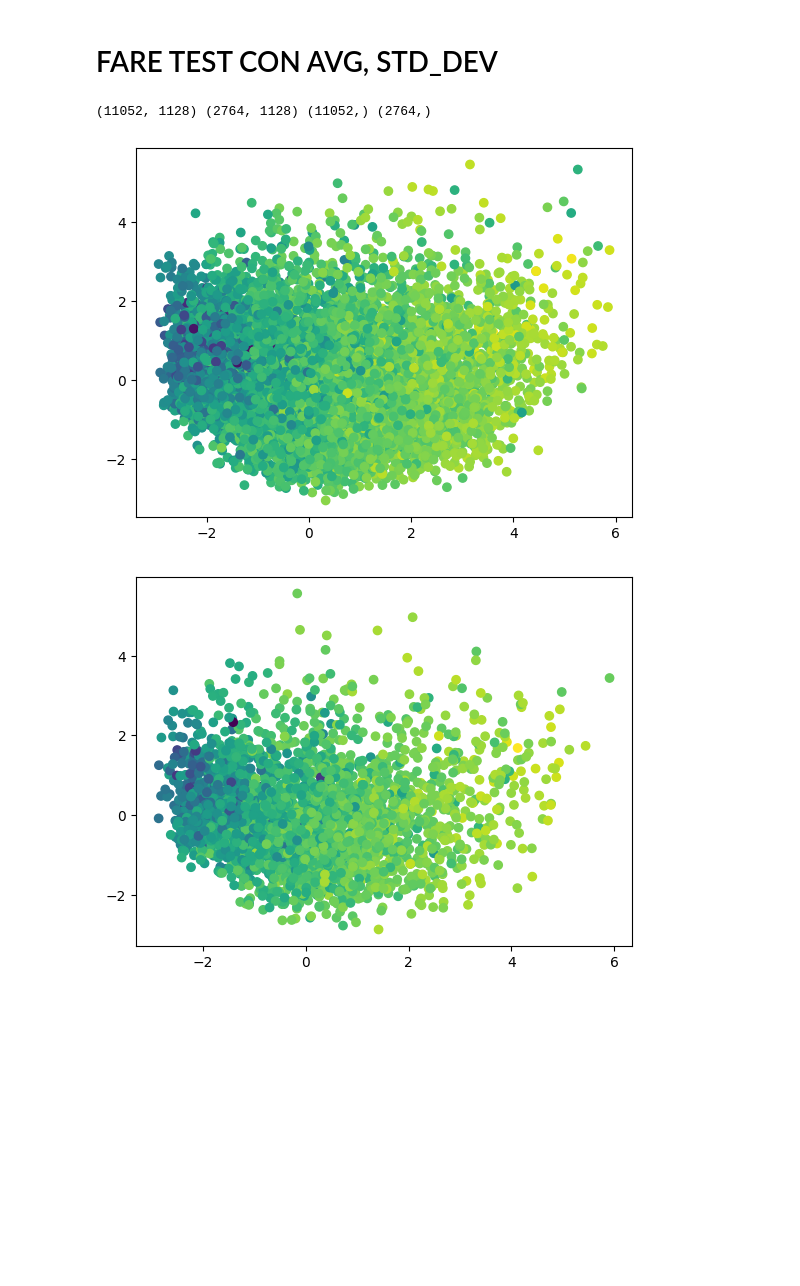
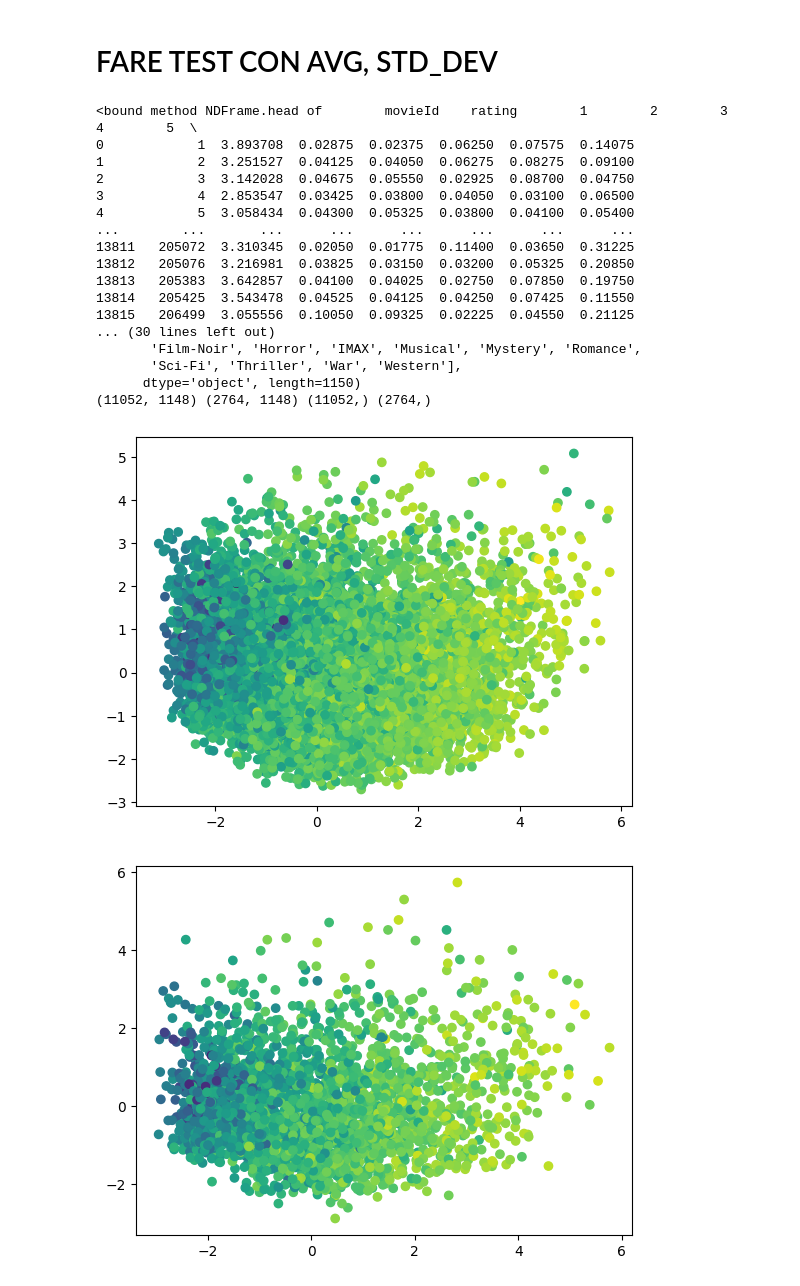
Before and after one commit to dvgniele/unibo-data-analytics, a Jupyter notebook: src/Fun_1/Lasso.ipynb, the cells around one changed output. Drawn from its saved outputs; the diff is of its cells as text; code cells hidden in the pictures; blank space fills up the shorter version.

```diff
--- a/src/Fun_1/Lasso.ipynb
+++ b/src/Fun_1/Lasso.ipynb
@@ -76,7 +76,7 @@ genome_scores_path = "genome-scores.csv"
 ratings_path = "ratings.csv"
 # %%
 ratings = get_ratings_from_csv()
-#movies = get_movies_from_csv()
+movies = get_movies_from_csv()
 print(ratings)
 # %% [output]
 Loaded ml-25m data: ../../data/ml-25m/ratings.csv
@@ -182,18 +184,30 @@ def preprocessing2(movies,relevance, ratings):
      return X,y
 # %%
 class LinearRegressionModel:
-    def __init__(self, ratings, relevance, seed=42):
+    def __init__(self, ratings,movies,relevance, seed=42):
         import matplotlib.pyplot as plt
         relevance_matrix = relevance.pivot_table(index='movieId', columns='tagId', values='relevance', fill_value=0)
+
+        #Create One Hot Encoding for genres
+        movies_genres = movies['genres'].str.split( '|')
+        m = pd.get_dummies(movies_genres.apply(pd.Series).stack()).sum(level=0)
+        movies_genres = pd.concat([movies['movieId'], m], axis=1)
+        #print(movies_genres.columns)
 
         # Merge the ratings and relevance data
         mean_ratings = ratings.groupby('movieId', as_index=False)['rating'].mean()
         X = mean_ratings.merge(relevance_matrix, on='movieId')
+        X = X.merge(movies_genres, on='movieId')
+
+        print(X.head)
         #X = addColumnOperation(ratings,X)
         X.columns = X.columns.astype(str)
+        print(X.columns)
+
         ratings = None
+
         # mescolare le righe del DataFrame
-        X = X.sample(frac=1).reset_index(drop=True)
+        #X = X.sample(frac=1).reset_index(drop=True)
 
         y = X['rating']
         X.drop("movieId", axis=1, inplace=True)
@@ -212,35 +226,26 @@ class LinearRegressionModel:
 
         plt.scatter(self.X_test_t[:, 0], self.X_test_t[:, 1], c=self.y_test, cmap='viridis')
         plt.show()
-        # Initialize the Gaussian Naive Bayes model
-        self.model = LassoCV(n_jobs=-1, cv=5, verbose=10, random_state=seed)
 
-        # Set the hyperparameters for tuning
-        self.params = {
-            'fit_intercept': [True, False],
-            'copy_X': [True, False],
-            'positive': [True, False],
-            'max_iter': [500,1000,1500,2000],
-            'tol': [0.0001, 0.00001, 0.000001],
-            'alpha': [0.01, 0.001, 0.0001, 0.00001]
-        }
+        self.model = LassoCV(n_jobs=-1, cv=3, verbose=2, random_state=seed)
 
     def train(self):
         # Fit the model to the training data
         #self.tuning(self.X_train, self.y_train)
         self.model.fit(self.X_train, self.y_train)
         print("Modello fittato senza PCA transformation")
-        print(self.model.best_params_)
+        print(self.model.alpha_)
         self.test(self.X_test)
+        self.model = LassoCV(n_jobs=-1, cv=3, verbose=2, random_state=SEED)
         #self.tuning(self.X_train_t, self.y_train)
         self.model.fit(self.X_train_t, self.y_train)
         print("Modello fittato con PCA transformation")
-        print(self.model.best_params_)
+        print(self.model.alpha_)
         self.test(self.X_test_t)
 
      # Hyperparameter tuning
     def tuning(self,X,y):
-        grid_search = GridSearchCV(self.model, param_grid=self.params, cv=3, scoring='neg_mean_squared_error', verbose=10, n_jobs=-1)
+        grid_search = GridSearchCV(self.model, param_grid=self.params, cv=3, scoring='neg_mean_squared_error', verbose=2, n_jobs=-1)
         grid_search.fit(X, y)
         self.model = grid_search.best_estimator_
         print(f"Best parameters: {grid_search.best_params_}")
@@ -266,11 +271,27 @@ class LinearRegressionModel:
         print("Intercept: "+str( self.model.intercept_))
         print("Coefficients: "+ str(self.model.coef_))
 # %%
-lr = LinearRegressionModel(ratings,genome_scores, SEED)
+lr = LinearRegressionModel(ratings,movies,genome_scores, SEED)
 # %% [output]
-(11052, 1128) (2764, 1128) (11052,) (2764,)
+<bound method NDFrame.head of        movieId    rating        1        2        3        4        5  \
+0            1  3.893708  0.02875  0.02375  0.06250  0.07575  0.14075
+1            2  3.251527  0.04125  0.04050  0.06275  0.08275  0.09100
+2            3  3.142028  0.04675  0.05550  0.02925  0.08700  0.04750
+3            4  2.853547  0.03425  0.03800  0.04050  0.03100  0.06500
+4            5  3.058434  0.04300  0.05325  0.03800  0.04100  0.05400
+...        ...       ...      ...      ...      ...      ...      ...
+13811   205072  3.310345  0.02050  0.01775  0.11400  0.03650  0.31225
+13812   205076  3.216981  0.03825  0.03150  0.03200  0.05325  0.20850
+13813   205383  3.642857  0.04100  0.04025  0.02750  0.07850  0.19750
+13814   205425  3.543478  0.04525  0.04125  0.04250  0.07425  0.11550
+13815   206499  3.055556  0.10050  0.09325  0.02225  0.04550  0.21125
+... (30 lines left out)
+       'Film-Noir', 'Horror', 'IMAX', 'Musical', 'Mystery', 'Romance',
+       'Sci-Fi', 'Thriller', 'War', 'Western'],
+      dtype='object', length=1150)
+(11052, 1148) (2764, 1148) (11052,) (2764,)
-[figure, old version]
+[figure, new version]
-[figure, old version]
+[figure, new version]
 # %%
 lr.train()
 # %% [output]
```
Also changed, not shown: parts of 3 cells of this notebook, 9 other files.
